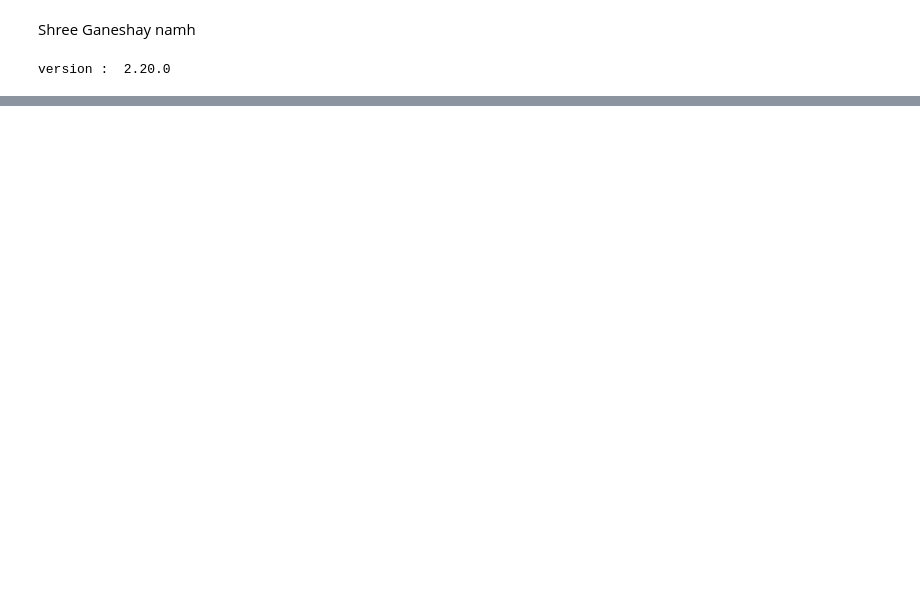
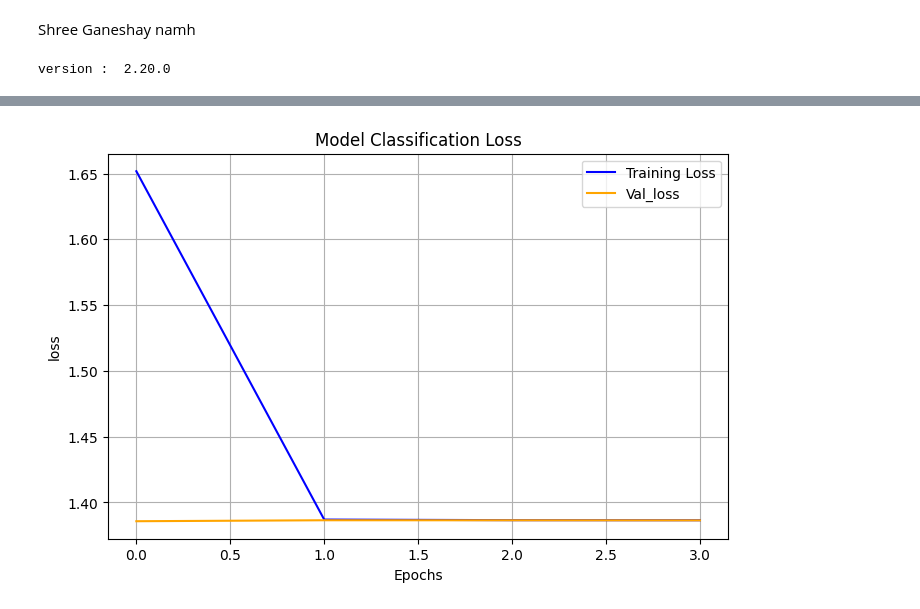
Before and after one commit to shrikant-1709044/blood_cell_classification_1.0, a Jupyter notebook: experiment.ipynb, the cells around one changed output, grey strips where cells are left out. Saved outputs shown, nothing was run; the diff lists cells and outputs as text; code cells hidden in the pictures; blank space fills up the shorter version.

```diff
--- a/experiment.ipynb
+++ b/experiment.ipynb
@@ -17,0 +166,12 @@ version :  2.20.0
+# %%
+plt.figure(figsize=(8, 5))
+plt.plot(history.history['loss'], label='Training Loss', color='blue')
+plt.plot(history.history['val_loss'], label='Val_loss', color='orange')
+plt.title('Model Classification Loss')
+plt.xlabel('Epochs')
+plt.ylabel('loss')
+plt.legend()
+plt.grid(True)
+plt.show()
+# %% [output]
+[figure, added]
```
Also changed, not shown: parts of 13 cells of this notebook.
